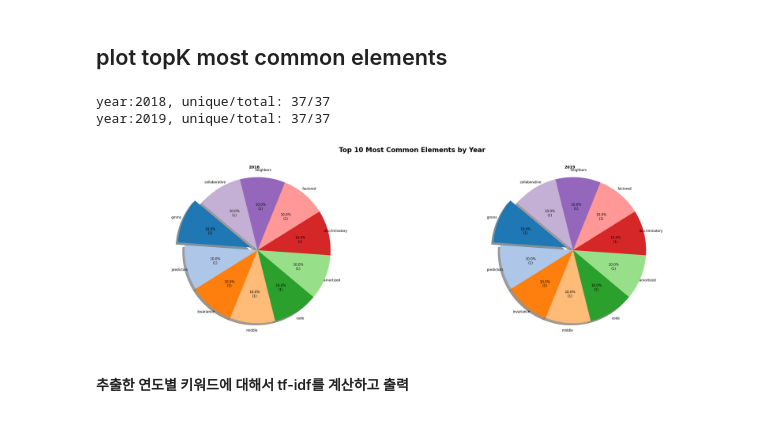
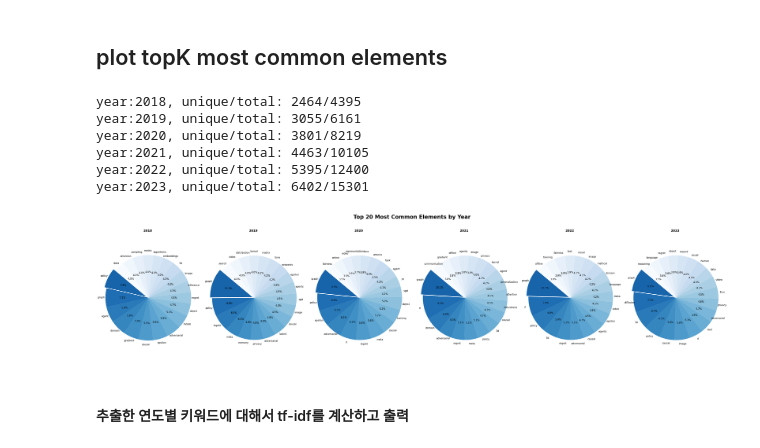
Before and after one commit to chpark-ML/diffusion-model-tutorial, a Jupyter notebook: projects/main.ipynb, the cells around one changed output. Saved outputs shown, nothing was run; the diff lists cells and outputs as text; code cells hidden in the pictures.

```diff
--- a/projects/main.ipynb
+++ b/projects/main.ipynb
@@ -8,7 +8,9 @@ import seaborn as sns
 from collections import Counter
 from glob import glob
 # %%
-TARGET_FEATURE = "TF-IDF given the whole Title"
+# TARGET_FEATURE = "TF-IDF given the whole Title"
+TARGET_FEATURE = "TF-IDF given the whole Abstract"
+THRESHOLD_TF_IDF = 0.2
 # %% [markdown]
 ## Load csv Files
 # %%
@@ -31,7 +33,7 @@ for key, value in dfs.items():
     string_list = list()
     string_counter = Counter()
     for string in value[TARGET_FEATURE]:
-        items = [k for k, v in ast.literal_eval(string).items() if v > 0.7]
+        items = [k for k, v in ast.literal_eval(string).items() if v > THRESHOLD_TF_IDF]
         for item in items:
             string_set.add(item)
             string_list.append(item)
@@ -50,51 +52,57 @@ def make_autopct(values):
     return my_autopct
 # %%
 # 가장 많이 등장한 문자열 top k와 파이 그래프 생성
-k = 10  # 원하는 상위 k개
+k = 20  # 원하는 상위 k개
 num_years = len(string_counter_year)
-fig, axs = plt.subplots(1, num_years, figsize=(32, 10))  # 1행 num_years열의 서브플롯 생성
+fig, axs = plt.subplots(1, num_years, figsize=(40, 10))  # 1행 num_years열의 서브플롯 생성
 
 for i, (year, string_counter) in enumerate(string_counter_year.items()):
     # 전체 문자열 요소 개수
     total_elements = sum(string_counter.values())
     # 유일한 문자열 요소 개수
     unique_elements = len(string_set_year[year])
 
     print(f"year:{year}, unique/total: {unique_elements}/{total_elements}")
     # 가장 많이 등장한 문자열 top k
     most_common_elements = string_counter.most_common(k)
 
     # 파이 그래프 생성
     labels, sizes = zip(*most_common_elements)
-    colors = plt.cm.tab20(range(len(labels)))  # 색상 팔레트
-    explode = [0.1 if i == 0 else 0 for i in range(len(labels))]  # 첫 번째 조각만 돌출
+    # 색상 gradation 생성
+    # colors = plt.cm.Blues(np.linspace(0, 1, len(labels)))[::-1]
+    colors = plt.cm.get_cmap('Blues_r')(np.linspace(0.2, 1, len(labels)))
+    explode = [0.05 if i == 0 else 0 for i in range(len(labels))]  # 첫 번째 조각만 돌출
 
-    wedges, texts, autotexts = axs[i].pie(sizes, labels=labels, autopct=make_autopct(sizes), startangle=140, colors=colors, explode=explode, shadow=True)
+    wedges, texts, autotexts = axs[i].pie(sizes, labels=labels, autopct='%1.1f%%', startangle=140, colors=colors, explode=explode, shadow=False)
 
     # 레이블을 그래프 밖으로 빼기
     for text in texts:
-        text.set_fontsize(12)
+        text.set_fontsize(11)
         text.set_rotation_mode('anchor')
         text.set_horizontalalignment('center')
         text.set_verticalalignment('center')
     for autotext in autotexts:
-        autotext.set_fontsize(12)
+        autotext.set_fontsize(11)
         autotext.set_color('black')
 
     axs[i].set_title(f"{year}", fontsize=14, fontweight='bold')
     axs[i].axis('equal')  # Equal aspect ratio ensures that pie is drawn as a circle.
 
 # 전체 제목 설정
 plt.suptitle(f"Top {k} Most Common Elements by Year", fontsize=24, fontweight='bold')
 plt.tight_layout(rect=[0, 0.03, 1, 0.95])  # 레이아웃 조정
 
 # 그래프 저장 및 출력
-# plt.savefig(f"top_{k}_elements_comparison.png", dpi=300, bbox_inches='tight')
+plt.savefig(f"top_{k}_most_common_elements.jpg", dpi=300, bbox_inches='tight')
 plt.show()
 # %% [output]
-year:2018, unique/total: 37/37
-year:2019, unique/total: 37/37
+year:2018, unique/total: 2464/4395
+year:2019, unique/total: 3055/6161
+year:2020, unique/total: 3801/8219
+year:2021, unique/total: 4463/10105
+year:2022, unique/total: 5395/12400
+year:2023, unique/total: 6402/15301
-[figure, old version]
+[figure, new version]
 # %% [markdown]
 #### 추출한 연도별 키워드에 대해서 tf-idf를 계산하고 출력
 # %%
```
Also changed, not shown: parts of 3 cells of this notebook, 3 other files.
